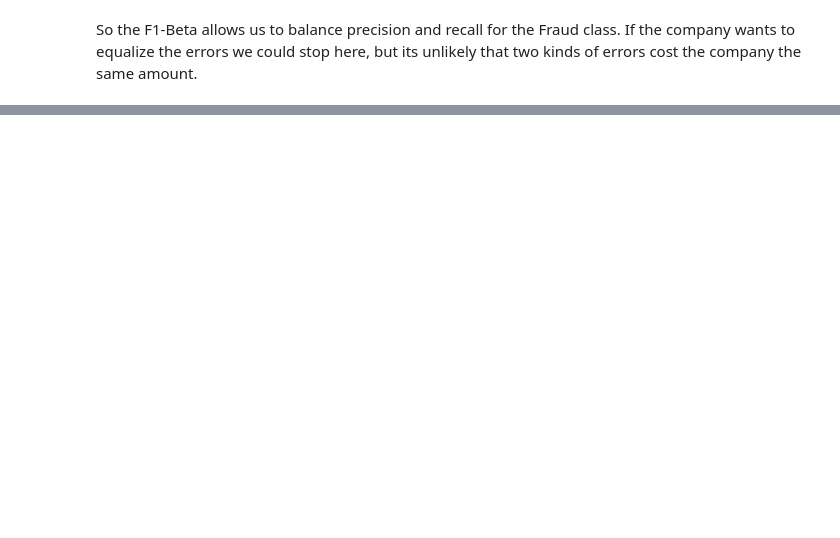
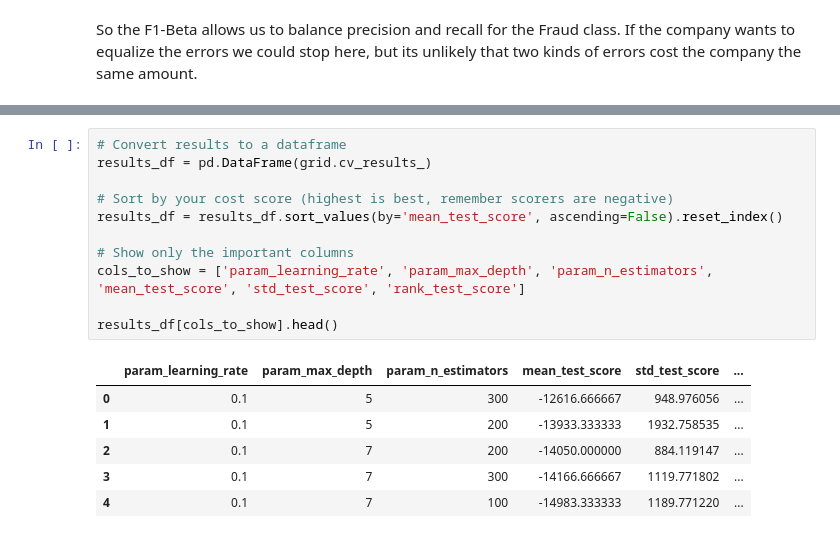
Before and after one commit to bsheese/cs377, a Jupyter notebook: 18_classification/18_1_Classification_Basics/18_1_5_x_credit_card_fraud.ipynb, the cells around one changed output, grey strips where cells are left out. Drawn from its saved outputs; the diff is of its cells as text; blank space fills up the shorter version.

Commit message:
added grid search, nested grid search

```diff
--- a/18_classification/18_1_Classification_Basics/18_1_5_x_credit_card_fraud.ipynb
+++ b/18_classification/18_1_Classification_Basics/18_1_5_x_credit_card_fraud.ipynb
@@ -477,0 +537,18 @@ At this level, you are likely letting a few more small frauds slip through (Fals
+# %%
+# Convert results to a dataframe
+results_df = pd.DataFrame(grid.cv_results_)
+
+# Sort by your cost score (highest is best, remember scorers are negative)
+results_df = results_df.sort_values(by='mean_test_score', ascending=False).reset_index()
+
+# Show only the important columns
+cols_to_show = ['param_learning_rate', 'param_max_depth', 'param_n_estimators', 'mean_test_score', 'std_test_score', 'rank_test_score']
+
+results_df[cols_to_show].head()
+# %% [output]
+|  | param_learning_rate | param_max_depth | param_n_estimators | mean_test_score | std_test_score | ... |
+| 0 | 0.1 | 5 | 300 | -12616.666667 | 948.976056 | ... |
+| 1 | 0.1 | 5 | 200 | -13933.333333 | 1932.758535 | ... |
+| 2 | 0.1 | 7 | 200 | -14050.000000 | 884.119147 | ... |
+| 3 | 0.1 | 7 | 300 | -14166.666667 | 1119.771802 | ... |
+| 4 | 0.1 | 7 | 100 | -14983.333333 | 1189.771220 | ... |
```
Also changed, not shown: parts of 14 cells of this notebook.
